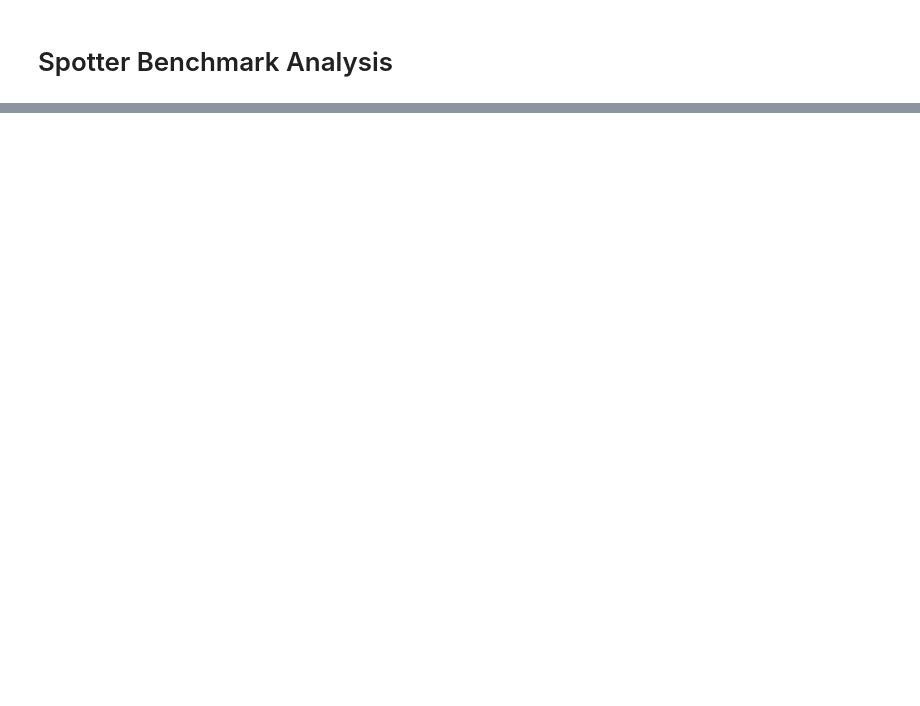
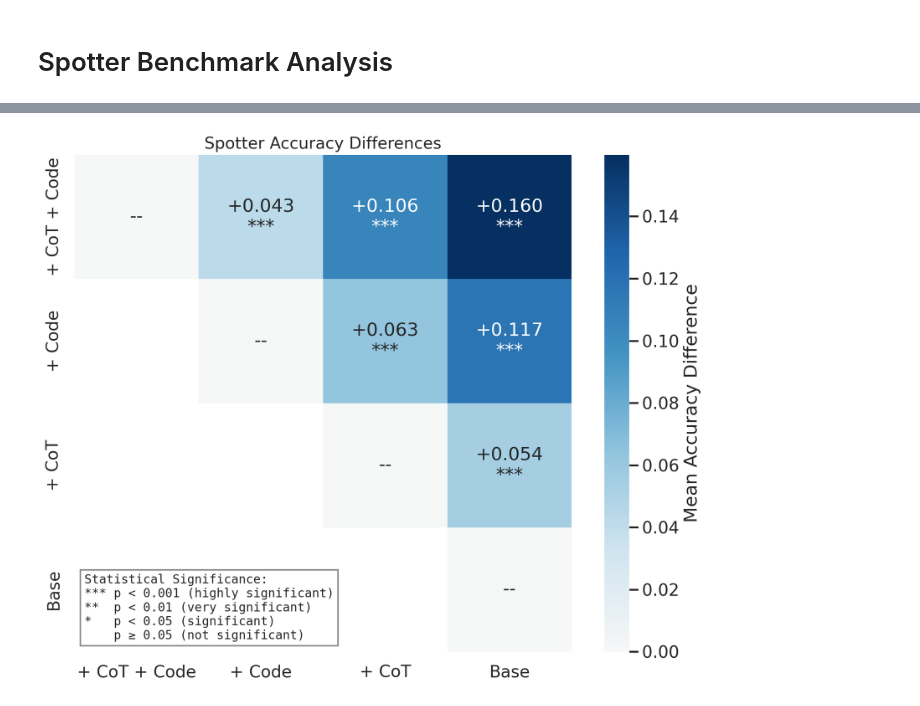
Before and after one commit to gabegrand/battleship, a Jupyter notebook: experiments/collaborative/spotter_analysis.ipynb, the cells around one changed output, grey strips where cells are left out. Saved outputs shown, nothing was run; the diff lists cells and outputs as text; code cells hidden in the pictures; blank space fills up the shorter version.

```diff
--- a/experiments/collaborative/spotter_analysis.ipynb
+++ b/experiments/collaborative/spotter_analysis.ipynb
@@ -120,0 +434,99 @@ with sns.plotting_context(context="talk"), sns.axes_style("whitegrid"):
+# %%
+# Create matrices for significance analysis
+n_types = len(spotter_types)
+significance_matrix = np.full((n_types, n_types), "", dtype=object)
+mean_diff_matrix = np.zeros((n_types, n_types))
+
+# Fill the matrices
+for i, type1 in enumerate(spotter_types):
+    for j, type2 in enumerate(spotter_types):
+        if i != j:  # Don't compare a type with itself
+            # Find the comparison in our results
+            comparison1 = f"{type1} vs {type2}"
+            comparison2 = f"{type2} vs {type1}"
+
+            # Find the result (either direction)
+            result = results_df[
+                (results_df['Comparison'] == comparison1) |
+                (results_df['Comparison'] == comparison2)
+            ]
+
+            if not result.empty:
+                sig = result.iloc[0]['Significance']
+                significance_matrix[i, j] = sig
+
+                # Use the difference from the perspective of j vs i (column vs row)
+                if result.iloc[0]['Comparison'] == comparison2:
+                    mean_diff_matrix[i, j] = result.iloc[0]['Difference']
+                else:
+                    mean_diff_matrix[i, j] = -result.iloc[0]['Difference']
+
+# Reverse the order of spotter types (flip rows and columns)
+spotter_types_reversed = spotter_types[::-1]
+
+# Create reversed indices mapping
+reverse_idx = {i: n_types - 1 - i for i in range(n_types)}
+
+# Create new matrices with reversed order
+mean_diff_matrix_rev = np.zeros((n_types, n_types))
+significance_matrix_rev = np.full((n_types, n_types), "", dtype=object)
+
+for i in range(n_types):
+    for j in range(n_types):
+        rev_i = reverse_idx[i]
+        rev_j = reverse_idx[j]
+        mean_diff_matrix_rev[i, j] = mean_diff_matrix[rev_i, rev_j]
+        significance_matrix_rev[i, j] = significance_matrix[rev_i, rev_j]
+
+# Create annotations that combine significance and mean difference
+annotations = np.full((n_types, n_types), "", dtype=object)
+for i in range(n_types):
+    for j in range(n_types):
+        if i == j:
+            # Diagonal indicator - show the spotter type name
+            annotations[i, j] = f"--"
+        else:
+            sig = significance_matrix_rev[i, j]
+            diff = mean_diff_matrix_rev[i, j]
+            annotations[i, j] = f"{diff:+.3f}\n{sig}" if sig else f"{diff:+.3f}"
+
+# Create a mask for the lower triangle (excluding diagonal to preserve it)
+mask = np.tril(np.ones_like(mean_diff_matrix_rev, dtype=bool), k=-1)
+
+# Create the figure with more space for the legend
+fig, ax = plt.subplots(1, 1, figsize=(10, 8))
+
+# Create the upper-triangular heatmap
+sns.heatmap(
+    mean_diff_matrix_rev,
+    mask=mask,
+    annot=annotations,
+    fmt='',
+    xticklabels=spotter_types_reversed,
+    yticklabels=spotter_types_reversed,
+    cmap='RdBu',
+    center=0,
+    ax=ax,
+    cbar_kws={'label': 'Mean Accuracy Difference'},
+    square=True
+)
+
+ax.set_title("Spotter Accuracy Differences", fontsize=16)
+ax.set_xlabel('', fontsize=12)
+ax.set_ylabel('', fontsize=12)
+
+# Add legend text
+legend_text = """Statistical Significance:
+*** p < 0.001 (highly significant)
+**  p < 0.01 (very significant)
+*   p < 0.05 (significant)
+    p ≥ 0.05 (not significant)"""
+
+# Position the legend in the lower left corner of the plot
+ax.text(0.02, 0.02, legend_text, transform=ax.transAxes, fontsize=12,
+        verticalalignment='bottom', bbox=dict(facecolor='white', alpha=0.9, edgecolor='gray'), fontfamily='monospace')
+
+plt.tight_layout()
+plt.show()
+# %% [output]
+[figure, added]
```
Also changed, not shown: parts of 25 cells of this notebook.
